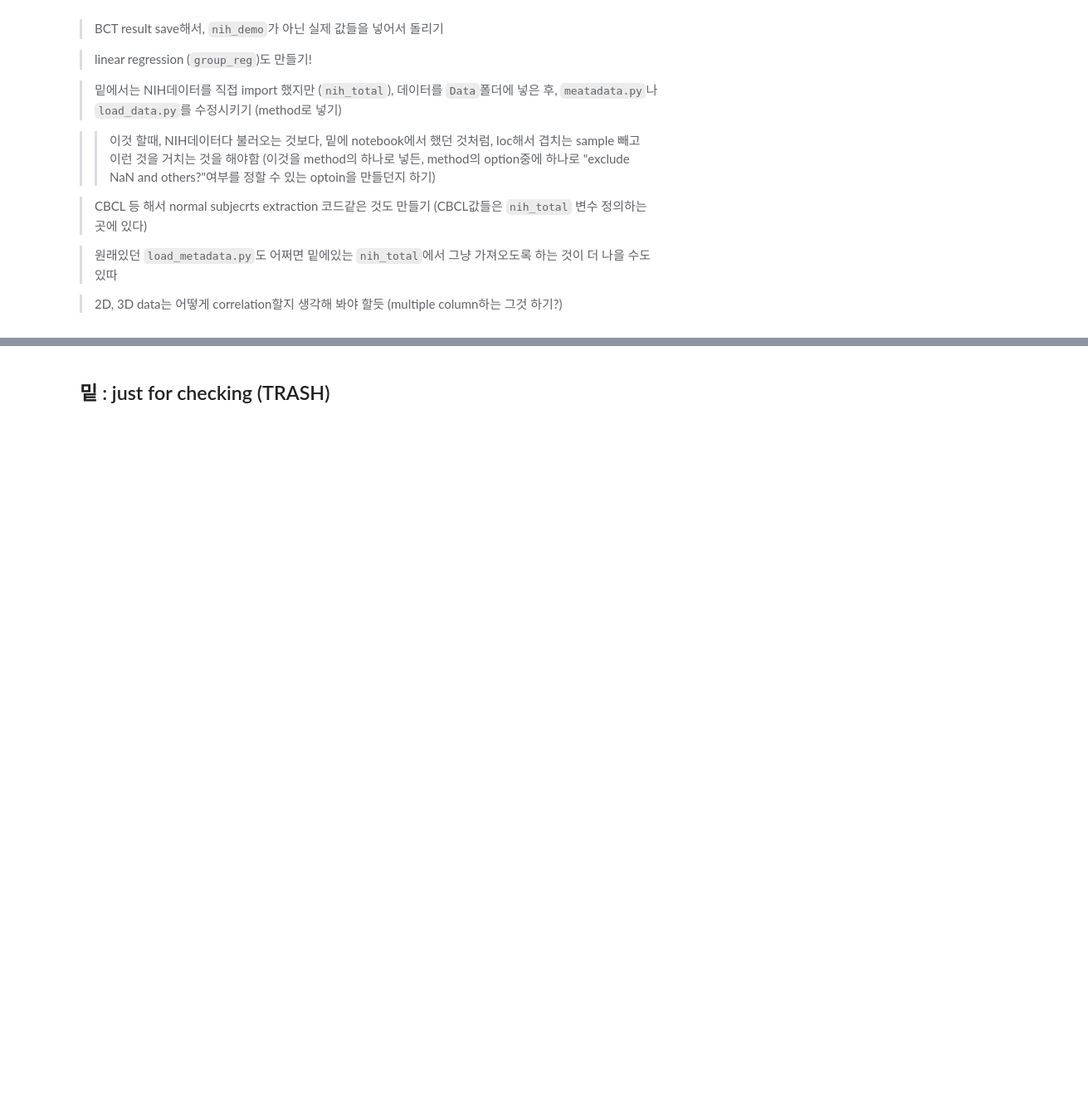
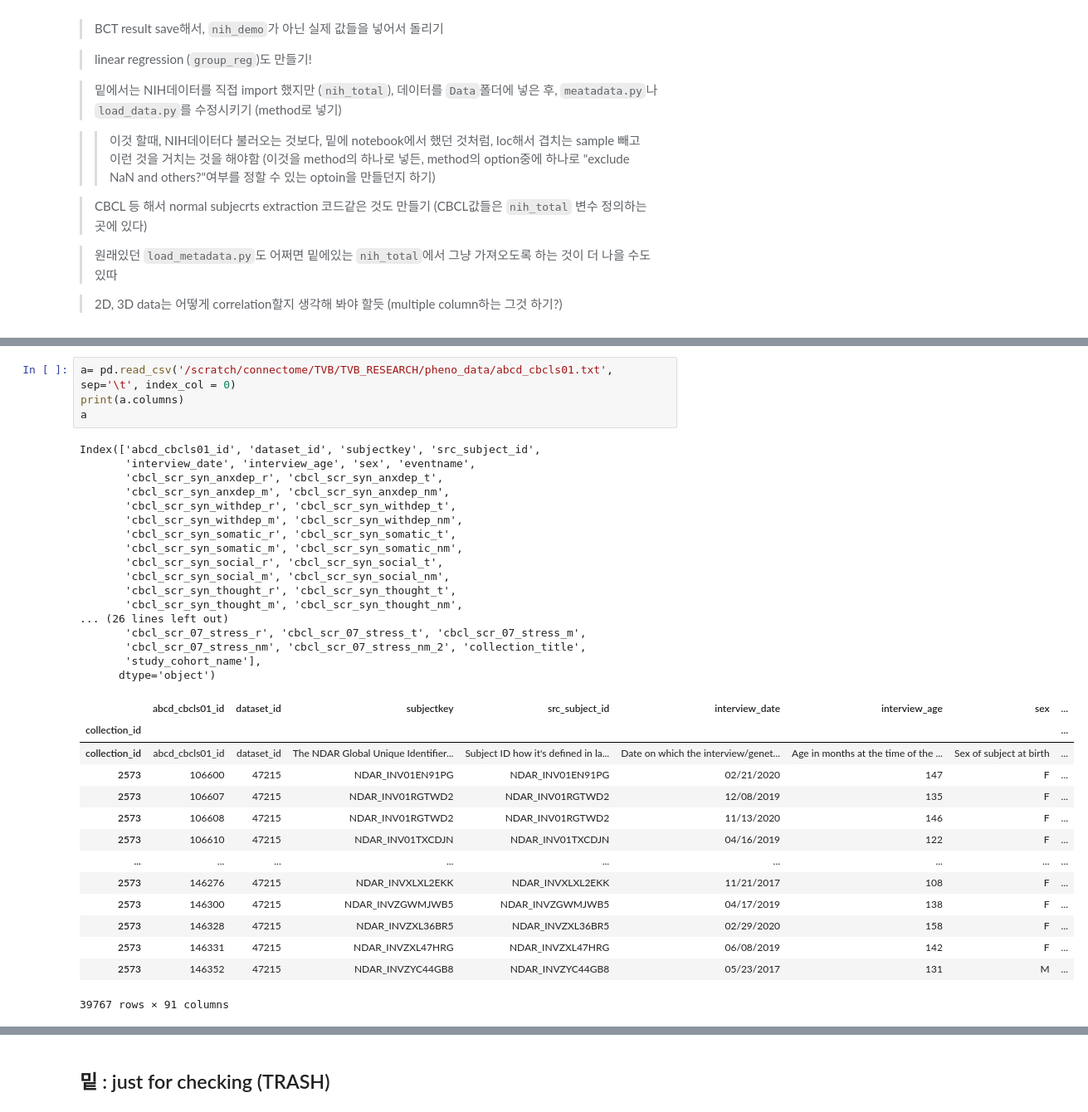
Before and after one commit to Transconnectome/TVB, a Jupyter notebook: Brain_Connectivity/TVB_version.ipynb, the cells around one changed output, grey strips where cells are left out. Shown at 83% size. Saved outputs shown, nothing was run; the diff lists cells and outputs as text; blank space fills up the shorter version.

```diff
--- a/Brain_Connectivity/TVB_version.ipynb
+++ b/Brain_Connectivity/TVB_version.ipynb
@@ -480 +502,37 @@ git.
+# %%
+a= pd.read_csv('/scratch/connectome/TVB/TVB_RESEARCH/pheno_data/abcd_cbcls01.txt', sep='\t', index_col = 0)
+print(a.columns)
+a
+# %% [output]
+Index(['abcd_cbcls01_id', 'dataset_id', 'subjectkey', 'src_subject_id',
+       'interview_date', 'interview_age', 'sex', 'eventname',
+       'cbcl_scr_syn_anxdep_r', 'cbcl_scr_syn_anxdep_t',
+       'cbcl_scr_syn_anxdep_m', 'cbcl_scr_syn_anxdep_nm',
+       'cbcl_scr_syn_withdep_r', 'cbcl_scr_syn_withdep_t',
+       'cbcl_scr_syn_withdep_m', 'cbcl_scr_syn_withdep_nm',
+       'cbcl_scr_syn_somatic_r', 'cbcl_scr_syn_somatic_t',
+       'cbcl_scr_syn_somatic_m', 'cbcl_scr_syn_somatic_nm',
+       'cbcl_scr_syn_social_r', 'cbcl_scr_syn_social_t',
+       'cbcl_scr_syn_social_m', 'cbcl_scr_syn_social_nm',
+       'cbcl_scr_syn_thought_r', 'cbcl_scr_syn_thought_t',
+       'cbcl_scr_syn_thought_m', 'cbcl_scr_syn_thought_nm',
+... (26 lines left out)
+       'cbcl_scr_07_stress_r', 'cbcl_scr_07_stress_t', 'cbcl_scr_07_stress_m',
+       'cbcl_scr_07_stress_nm', 'cbcl_scr_07_stress_nm_2', 'collection_title',
+       'study_cohort_name'],
+      dtype='object')
+|  | abcd_cbcls01_id | dataset_id | subjectkey | src_subject_id | interview_date | interview_age | sex | ... |
+| collection_id |  |  |  |  |  |  |  | ... |
+| collection_id | abcd_cbcls01_id | dataset_id | The NDAR Global Unique Identifier... | Subject ID how it's defined in la... | Date on which the interview/genet... | Age in months at the time of the ... | Sex of subject at birth | ... |
+| 2573 | 106600 | 47215 | NDAR_INV01EN91PG | NDAR_INV01EN91PG | 02/21/2020 | 147 | F | ... |
+| 2573 | 106607 | 47215 | NDAR_INV01RGTWD2 | NDAR_INV01RGTWD2 | 12/08/2019 | 135 | F | ... |
+| 2573 | 106608 | 47215 | NDAR_INV01RGTWD2 | NDAR_INV01RGTWD2 | 11/13/2020 | 146 | F | ... |
+| 2573 | 106610 | 47215 | NDAR_INV01TXCDJN | NDAR_INV01TXCDJN | 04/16/2019 | 122 | F | ... |
+| ... | ... | ... | ... | ... | ... | ... | ... | ... |
+| 2573 | 146276 | 47215 | NDAR_INVXLXL2EKK | NDAR_INVXLXL2EKK | 11/21/2017 | 108 | F | ... |
+| 2573 | 146300 | 47215 | NDAR_INVZGWMJWB5 | NDAR_INVZGWMJWB5 | 04/17/2019 | 138 | F | ... |
+| 2573 | 146328 | 47215 | NDAR_INVZXL36BR5 | NDAR_INVZXL36BR5 | 02/29/2020 | 158 | F | ... |
+| 2573 | 146331 | 47215 | NDAR_INVZXL47HRG | NDAR_INVZXL47HRG | 06/08/2019 | 142 | F | ... |
+| 2573 | 146352 | 47215 | NDAR_INVZYC44GB8 | NDAR_INVZYC44GB8 | 05/23/2017 | 131 | M | ... |
+39767 rows × 91 columns
 # %%
```
Also changed, not shown: parts of 15 cells of this notebook, 11 other files.
